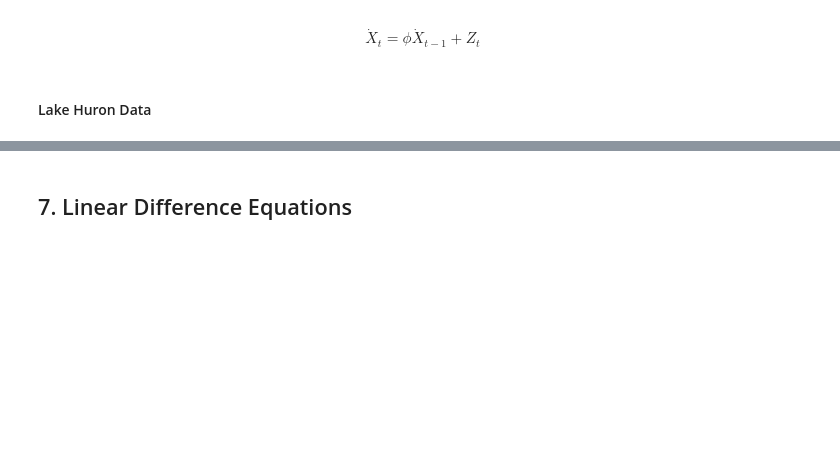
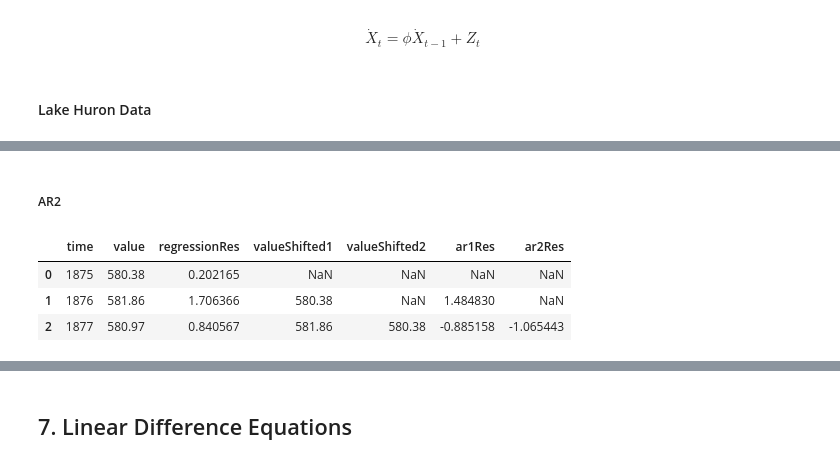
Before and after one commit to Bayan2019/kaz-gu, a Jupyter notebook: 01-ipynb/03-time-series-statistics/02-fundamentals.ipynb, the cells around one changed output, grey strips where cells are left out. Cells and saved outputs as stored; diff of their text form; code cells hidden in the pictures; blank space fills up the shorter version.

```diff
--- a/01-ipynb/03-time-series-statistics/02-fundamentals.ipynb
+++ b/01-ipynb/03-time-series-statistics/02-fundamentals.ipynb
@@ -670,0 +659,10 @@ plt.show()
+# %% [markdown]
+##### AR2
+# %%
+lakeHuron_df['valueShifted2'] = lakeHuron_df.value.shift(2)
+lakeHuron_df.head(3)
+# %% [output]
+|  | time | value | regressionRes | valueShifted1 | valueShifted2 | ar1Res | ar2Res |
+| 0 | 1875 | 580.38 | 0.202165 | NaN | NaN | NaN | NaN |
+| 1 | 1876 | 581.86 | 1.706366 | 580.38 | NaN | 1.484830 | NaN |
+| 2 | 1877 | 580.97 | 0.840567 | 581.86 | 580.38 | -0.885158 | -1.065443 |
```
Also changed, not shown: parts of 27 cells of this notebook, 3 other files.
